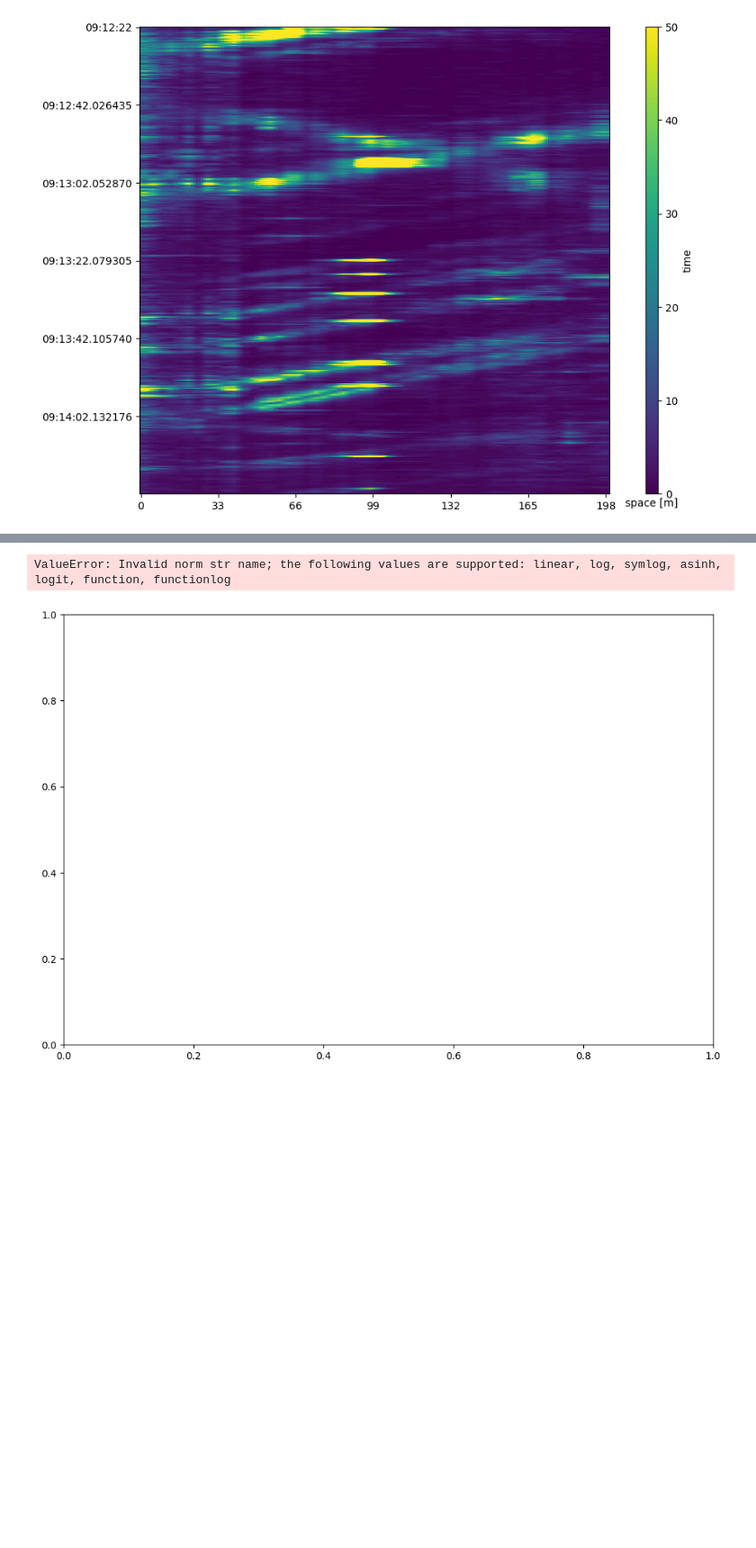
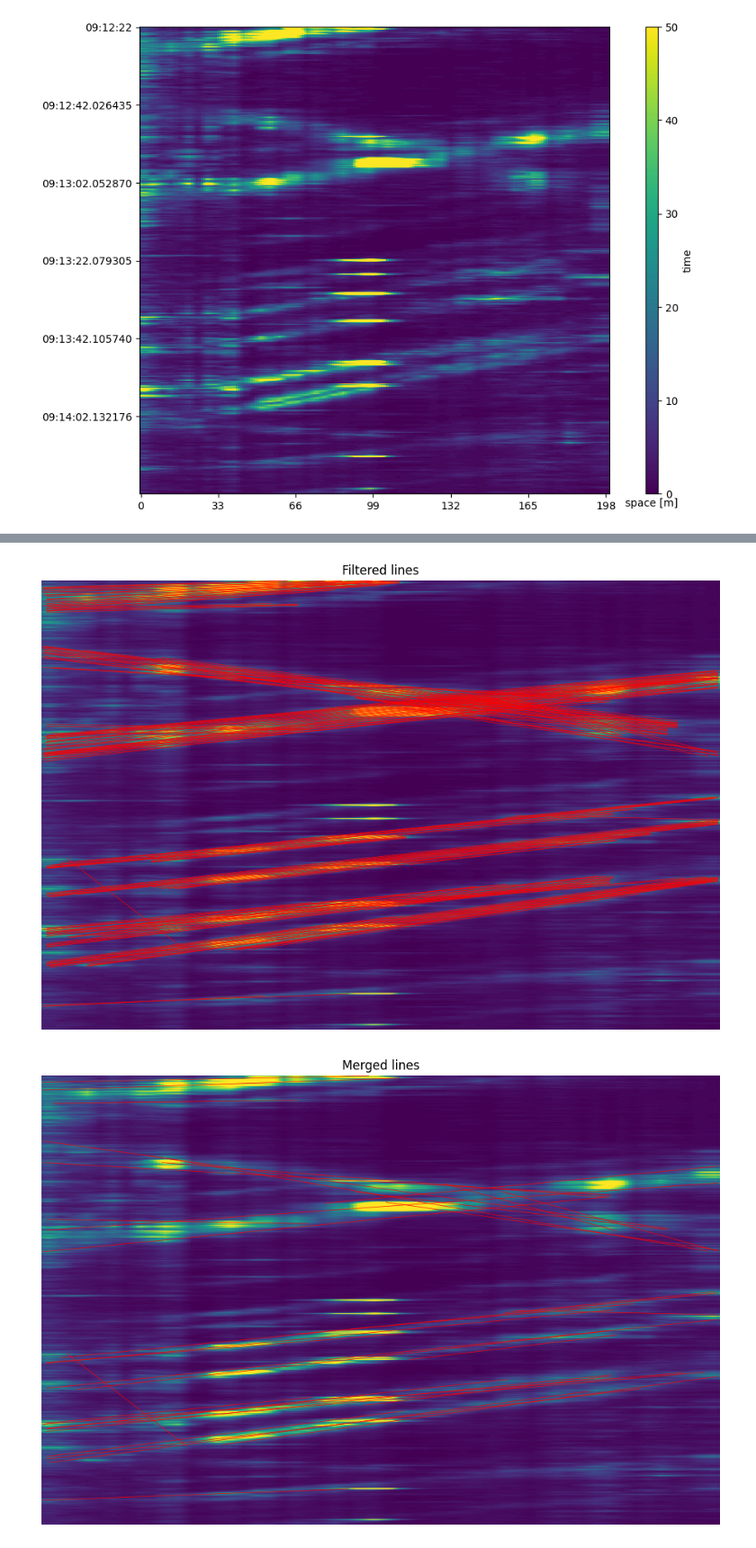
Before and after one commit to csuchorski/object_detection_DAS, a Jupyter notebook: notebook.ipynb, the cells around one changed output, grey strips where cells are left out. Shown at 90% size. Drawn from its saved outputs; the diff is of its cells as text; code cells hidden in the pictures; blank space fills up the shorter version.

Commit message:
no fourier, binary with open/close works fine

```diff
--- a/notebook.ipynb
+++ b/notebook.ipynb
@@ -225,9 +225,8 @@ def find_edges_canny(df: pd.DataFrame, threshold1:float, threshold2:float) -> pd
     data = df.to_numpy(dtype=np.uint8)
     _, edges = cv2.threshold(data, thresh=15, maxval=255, type=cv2.THRESH_BINARY)
     # edges = cv2.Canny(data, threshold1,threshold2, None)
-    # edges = cv2.morphologyEx(edges, cv2.MORPH_CLOSE, np.ones((5,5), np.uint8))
-    # edges = cv2.morphologyEx(edges, cv2.MORPH_CLOSE, np.ones((5,5), np.uint8))
-    # edges = cv2.morphologyEx(edges, cv2.MORPH_OPEN, np.ones((5,5), np.uint8))
+    edges = cv2.morphologyEx(edges, cv2.MORPH_CLOSE, np.ones((5,5), np.uint8))
+    edges = cv2.morphologyEx(edges, cv2.MORPH_OPEN, np.ones((5,5), np.uint8))
     return edges
 
 def plot_hough_linesP_on_black(img, lines, norm, title="", ax=None):
@@ -374,12 +371,12 @@ def extend_line_to_border(x1, y1, x2, y2, img_width, img_height):
         # Not enough points, return original
         return (x1, y1), (x2, y2)
 # %%
-img_height, img_width = edges.shape
-extended_lines = []
-for line in merged_lines:
-    x1, y1, x2, y2 = line
-    pt1, pt2 = extend_line_to_border(x1, y1, x2, y2, img_width, img_height)
-    extended_lines.append([pt1[0], pt1[1], pt2[0], pt2[1]])
+# img_height, img_width = edges.shape
+# extended_lines = []
+# for line in merged_lines:
+#     x1, y1, x2, y2 = line
+#     pt1, pt2 = extend_line_to_border(x1, y1, x2, y2, img_width, img_height)
+#     extended_lines.append([pt1[0], pt1[1], pt2[0], pt2[1]])
 # %%
 # plt.imshow(extended_lines, aspect='auto')
 plot_hough_linesP_on_black(pp_dfs[0].to_numpy(),lines_base, norm=norms[2])
@@ -446,21 +443,22 @@ def merge_lines(lines, angle_thresh=0.1, center_thresh=30):
         merged.append([min_point[0], min_point[1], max_point[0], max_point[1]])
     return np.array(merged)
 # %%
-lines = filter_vertical_lines(merged_lines, angle_threshold=10)
-# lines = merge_lines(lines, angle_thresh=0.1, center_thresh=15)
+filtered_lines = filter_vertical_lines(lines_base, angle_threshold=10)
+merged_lines = merge_lines(lines, angle_thresh=0.1, center_thresh=20)
 
 
 # img_height, img_width = edges.shape
 # extended_lines = []
 # for line in lines:
 #     x1, y1, x2, y2 = line
 #     pt1, pt2 = extend_line_to_border(x1, y1, x2, y2, img_width, img_height)
 #     extended_lines.append([pt1[0], pt1[1], pt2[0], pt2[1]])
 
-plot_hough_linesP_on_black(pp_dfs[1].to_numpy(),lines, "Filtered lines")
+plot_hough_linesP_on_black(pp_dfs[0].to_numpy(),filtered_lines, norms[2],"Filtered lines")
+plot_hough_linesP_on_black(pp_dfs[0].to_numpy(),merged_lines, norms[2],"Merged lines")
 # %% [output]
-ValueError: Invalid norm str name; the following values are supported: linear, log, symlog, asinh, logit, function, functionlog
-[figure, old version]
+[figure, new version]
+[figure, added]
 # %%
 def compare_hough_parameters(
     edges,
```
Also changed, not shown: parts of 5 cells of this notebook.
